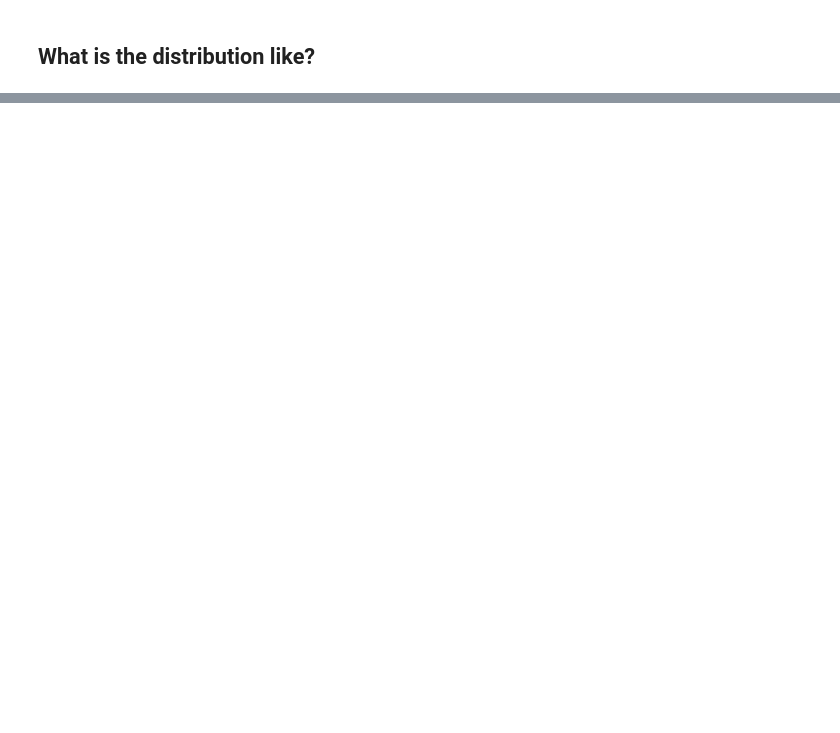
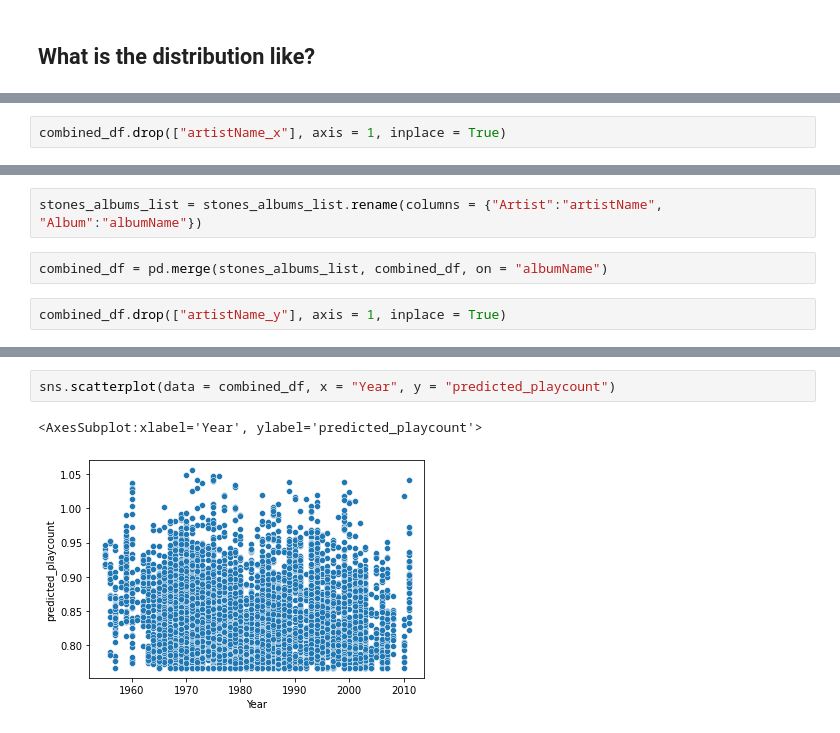
Before and after one commit to jmoro0408/Spotify_Analysis_2.0, a Jupyter notebook: ml_stuff/prediction_postprocessing.ipynb, the cells around one changed output, grey strips where cells are left out. Drawn from its saved outputs; the diff is of its cells as text; blank space fills up the shorter version.

```diff
--- a/ml_stuff/prediction_postprocessing.ipynb
+++ b/ml_stuff/prediction_postprocessing.ipynb
@@ -54,0 +78,2 @@ sns.histplot(data = prediction_df, stat = "count")
+# %%
+combined_df.drop(["artistName_x"], axis = 1, inplace = True)
@@ -54,0 +90,6 @@ sns.histplot(data = prediction_df, stat = "count")
+# %%
+stones_albums_list = stones_albums_list.rename(columns = {"Artist":"artistName", "Album":"albumName"})
+# %%
+combined_df = pd.merge(stones_albums_list, combined_df, on = "albumName")
+# %%
+combined_df.drop(["artistName_y"], axis = 1, inplace = True)
@@ -54,0 +105,5 @@ sns.histplot(data = prediction_df, stat = "count")
+# %%
+sns.scatterplot(data = combined_df, x = "Year", y = "predicted_playcount")
+# %% [output]
+<AxesSubplot:xlabel='Year', ylabel='predicted_playcount'>
+[figure, added]
```
Also changed, not shown: parts of 14 cells of this notebook, 1 other file.
